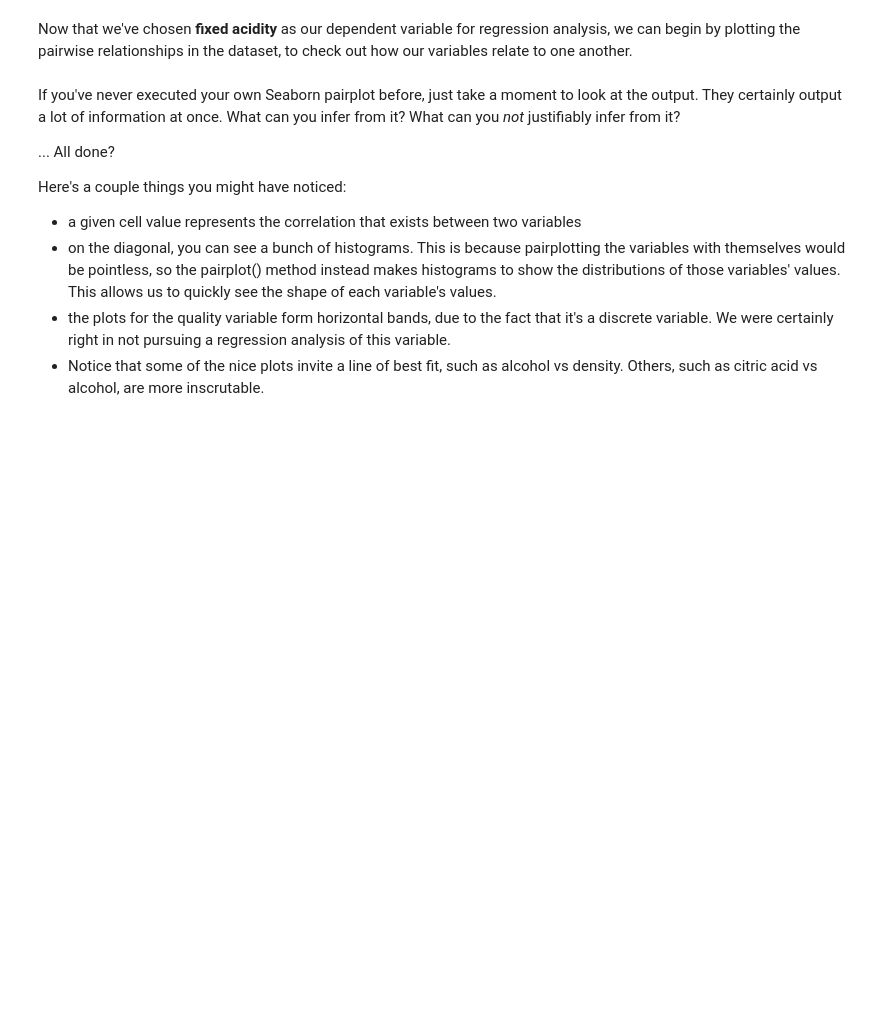
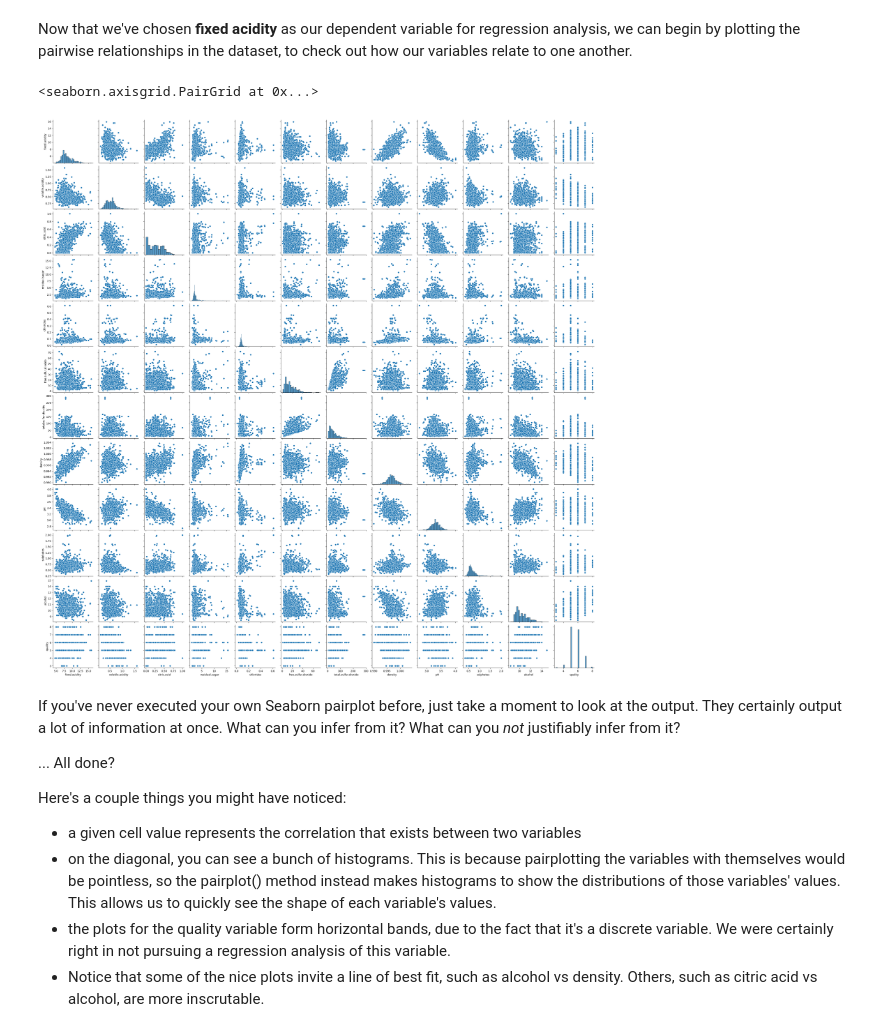
Before and after one commit to vanslykeaudio/SpringBoardDataScience, a Jupyter notebook: 11.4.1_Case_Study_-_Linear_Regression_1_/11.4.1 Case Study - Linear Regression/Springboard Regression Case Study - the Red Wine Dataset - Tier 3.ipynb, the cells around one changed output. Cells and saved outputs as stored; diff of their text form; code cells hidden in the pictures; blank space fills up the shorter version.

```diff
--- a/11.4.1_Case_Study_-_Linear_Regression_1_/11.4.1 Case Study - Linear Regression/Springboard Regression Case Study - the Red Wine Dataset - Tier 3.ipynb
+++ b/11.4.1_Case_Study_-_Linear_Regression_1_/11.4.1 Case Study - Linear Regression/Springboard Regression Case Study - the Red Wine Dataset - Tier 3.ipynb
@@ -201,7 +201,10 @@ The heading of this stage of the data science pipeline ('Cleaning, Transforming,
 Now that we've chosen **fixed acidity** as our dependent variable for regression analysis, we can begin by plotting the pairwise relationships in the dataset, to check out how our variables relate to one another.
 # %%
 # Make a pairplot of the wine data
-_ _ _
+sns.pairplot(wine)
+# %% [output]
+<seaborn.axisgrid.PairGrid at 0x...>
+[figure, added]
 # %% [markdown]
 If you've never executed your own Seaborn pairplot before, just take a moment to look at the output. They certainly output a lot of information at once. What can you infer from it? What can you *not* justifiably infer from it?
 
```
Also changed, not shown: parts of 28 cells of this notebook, 1 other file.
